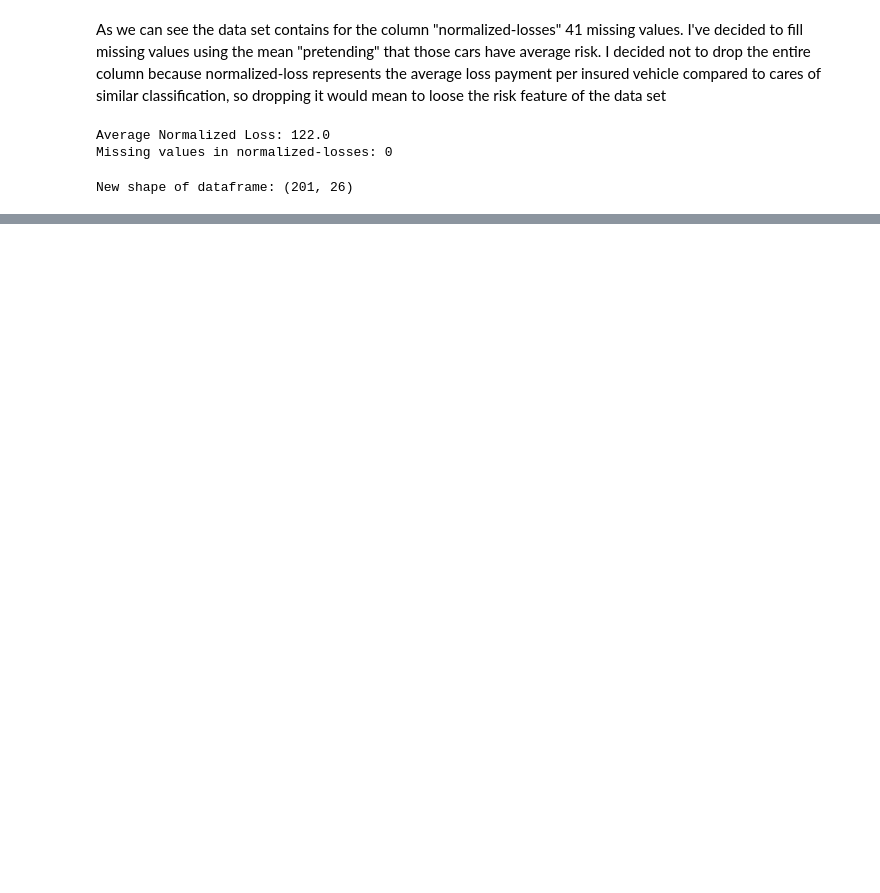
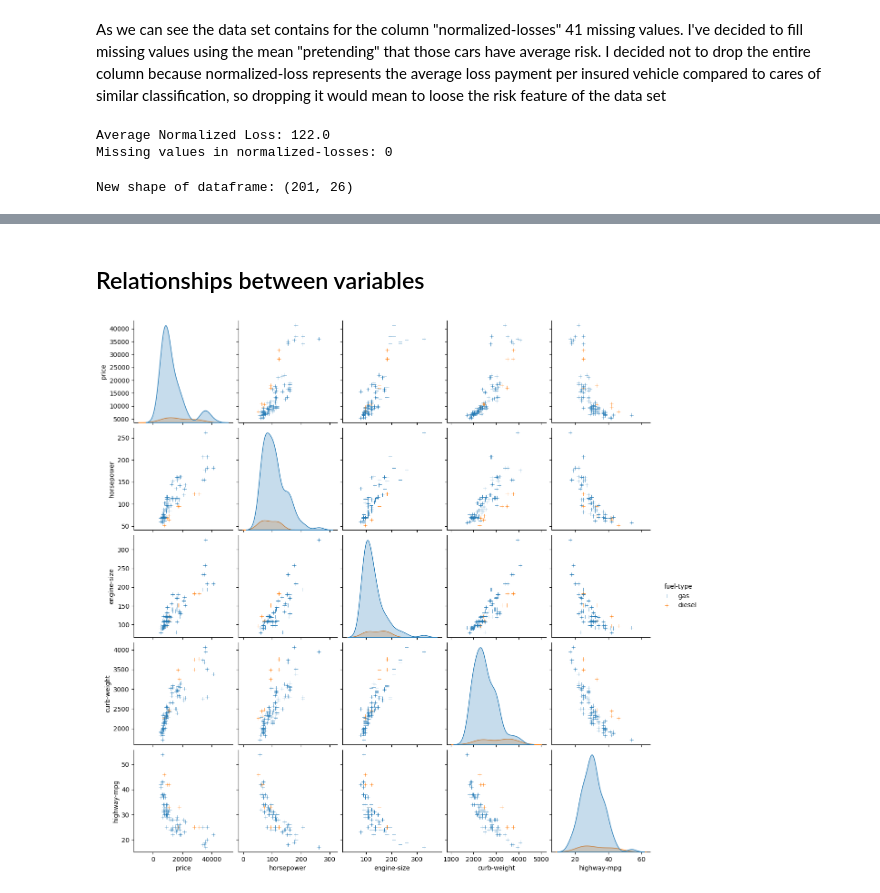
Before and after one commit to LucaM711/data-science-portfolio, a Jupyter notebook: projects/01_automobile_eda/data/01_eda_analysis.ipynb, the cells around one changed output, grey strips where cells are left out. Drawn from its saved outputs; the diff is of its cells as text; code cells hidden in the pictures; blank space fills up the shorter version.

```diff
--- a/projects/01_automobile_eda/data/01_eda_analysis.ipynb
+++ b/projects/01_automobile_eda/data/01_eda_analysis.ipynb
@@ -58,0 +67,8 @@ New shape of dataframe: (201, 26)
+# %% [markdown]
+## Relationships between variables
+# %%
+tmp = ["price", "horsepower", "engine-size", "curb-weight", "highway-mpg", "fuel-type"]
+sns.pairplot(df[tmp].sample(n = 100, random_state=42), hue = "fuel-type", height= 2.5, markers = "+")
+plt.show()
+# %% [output]
+[figure, added]
```
Also changed, not shown: parts of 3 cells of this notebook.
